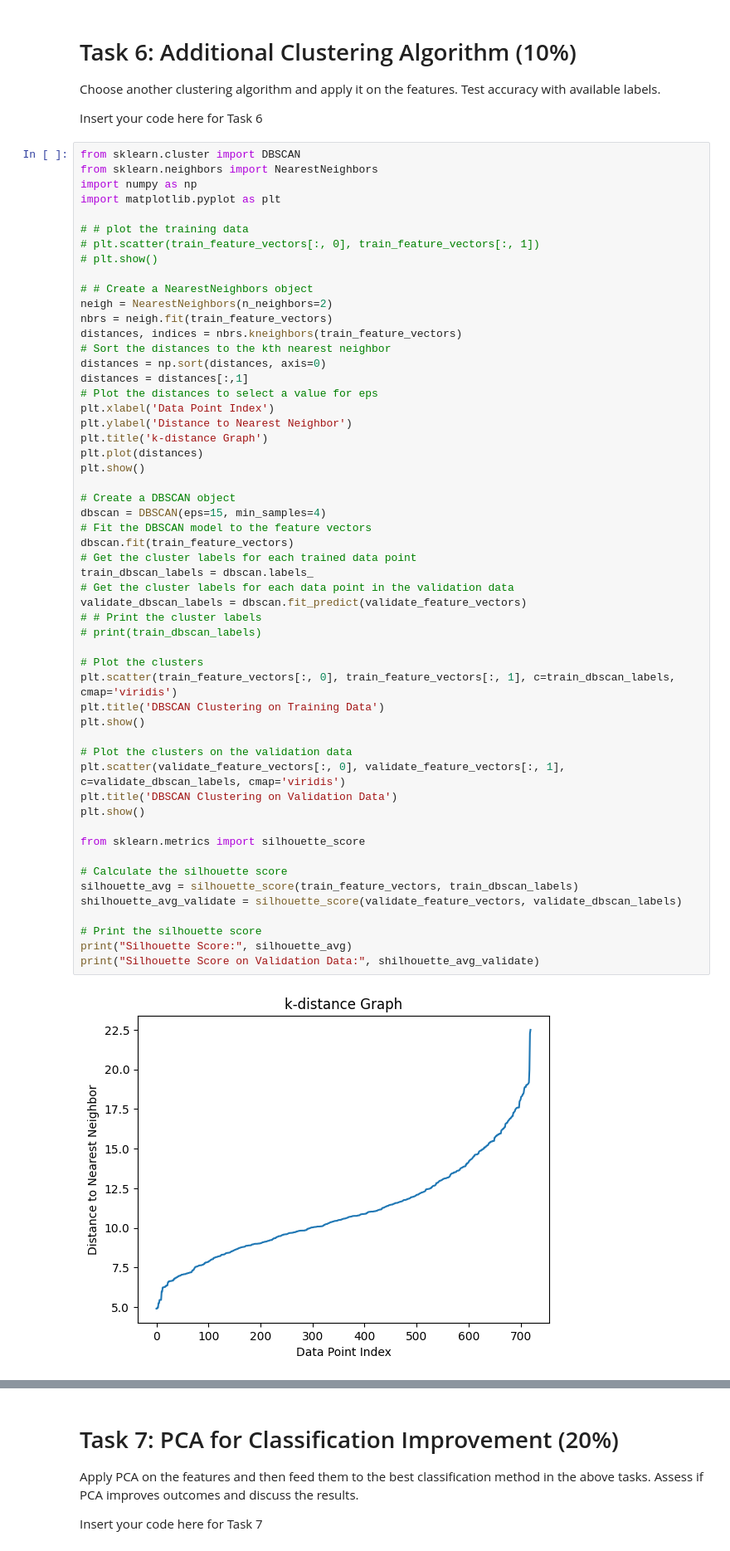
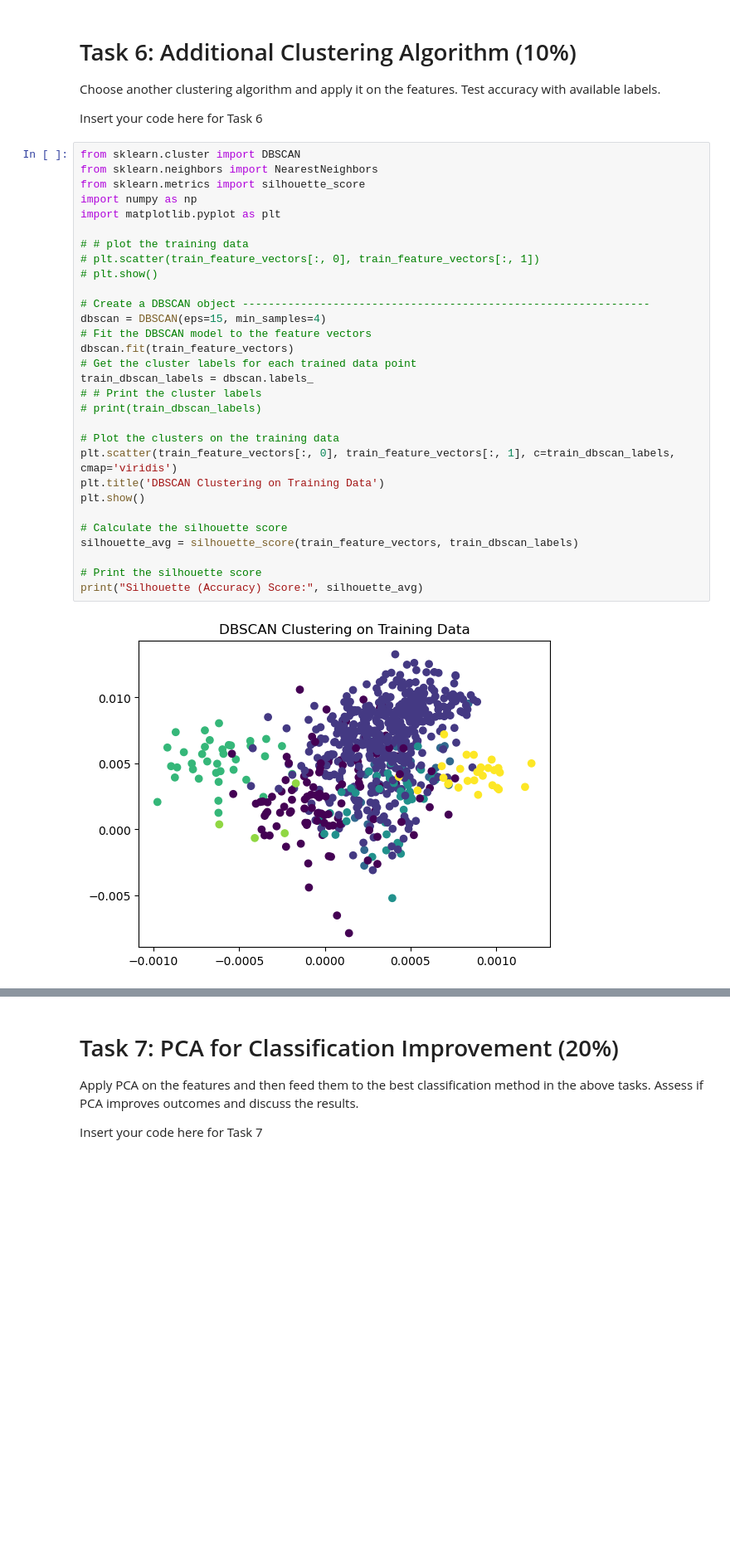
Before and after one commit to coopercole/syde522_assign1, a Jupyter notebook: Assignment1.ipynb, the cells around one changed output, grey strips where cells are left out. Shown: that part at 83% size. Saved outputs shown, nothing was run; the diff lists cells and outputs as text; blank space fills up the shorter version.

```diff
--- a/Assignment1.ipynb
+++ b/Assignment1.ipynb
@@ -361,56 +351,32 @@ Insert your code here for Task 6
 # %%
 from sklearn.cluster import DBSCAN
 from sklearn.neighbors import NearestNeighbors
+from sklearn.metrics import silhouette_score
 import numpy as np
 import matplotlib.pyplot as plt
 
 # # plot the training data
 # plt.scatter(train_feature_vectors[:, 0], train_feature_vectors[:, 1])
 # plt.show()
 
-# # Create a NearestNeighbors object
-neigh = NearestNeighbors(n_neighbors=2)
-nbrs = neigh.fit(train_feature_vectors)
-distances, indices = nbrs.kneighbors(train_feature_vectors)
-# Sort the distances to the kth nearest neighbor
-distances = np.sort(distances, axis=0)
-distances = distances[:,1]
-# Plot the distances to select a value for eps
-plt.xlabel('Data Point Index')
-plt.ylabel('Distance to Nearest Neighbor')
-plt.title('k-distance Graph')
-plt.plot(distances)
-plt.show()
-
-# Create a DBSCAN object
+# Create a DBSCAN object ---------------------------------------------------------------
 dbscan = DBSCAN(eps=15, min_samples=4)
 # Fit the DBSCAN model to the feature vectors
 dbscan.fit(train_feature_vectors)
 # Get the cluster labels for each trained data point
 train_dbscan_labels = dbscan.labels_
-# Get the cluster labels for each data point in the validation data
-validate_dbscan_labels = dbscan.fit_predict(validate_feature_vectors)
 # # Print the cluster labels
 # print(train_dbscan_labels)
 
-# Plot the clusters
+# Plot the clusters on the training data
 plt.scatter(train_feature_vectors[:, 0], train_feature_vectors[:, 1], c=train_dbscan_labels, cmap='viridis')
 plt.title('DBSCAN Clustering on Training Data')
 plt.show()
 
-# Plot the clusters on the validation data
-plt.scatter(validate_feature_vectors[:, 0], validate_feature_vectors[:, 1], c=validate_dbscan_labels, cmap='viridis')
-plt.title('DBSCAN Clustering on Validation Data')
-plt.show()
-
-from sklearn.metrics import silhouette_score
-
 # Calculate the silhouette score
 silhouette_avg = silhouette_score(train_feature_vectors, train_dbscan_labels)
-shilhouette_avg_validate = silhouette_score(validate_feature_vectors, validate_dbscan_labels)
 
 # Print the silhouette score
-print("Silhouette Score:", silhouette_avg)
-print("Silhouette Score on Validation Data:", shilhouette_avg_validate)
+print("Silhouette (Accuracy) Score:", silhouette_avg)
 # %% [output]
-[figure, old version]
+[figure, new version]
```
Also changed, not shown: parts of 8 cells of this notebook.
